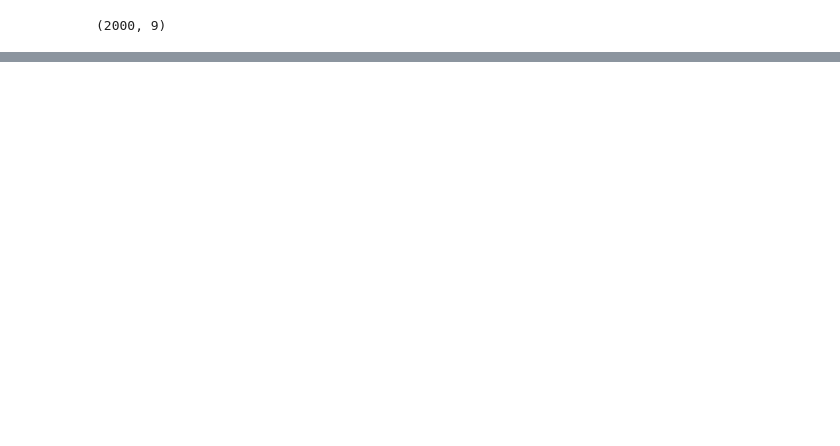
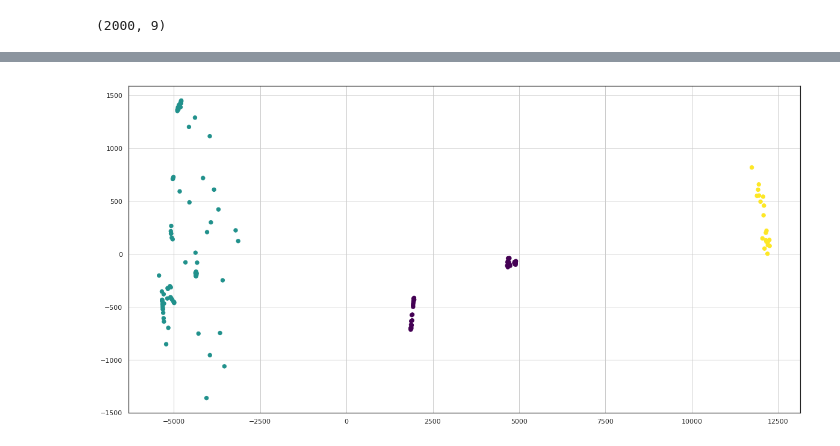
Before and after one commit to georgosgeorgos/DLRC_2018, a Jupyter notebook: lidar.ipynb, the cells around one changed output, grey strips where cells are left out. Cells and saved outputs as stored; diff of their text form; code cells hidden in the pictures; blank space fills up the shorter version.

```diff
--- a/lidar.ipynb
+++ b/lidar.ipynb
@@ -83,0 +205,4 @@ array([[-1.000e+00,  1.030e+03,  1.140e+02, ...,  1.025e+03, -1.000e+00,
+# %%
+tsne = TSNE()
+# %%
+tsne.fit(lidar_data_reshaped)
@@ -83,0 +222,10 @@ array([[-1.000e+00,  1.030e+03,  1.140e+02, ...,  1.025e+03, -1.000e+00,
+# %%
+pca = PCA()
+# %%
+lidar2dim = pca.fit_transform(lidar_data_reshaped)
+# %%
+plt.figure(figsize=(20,10))
+plt.scatter(lidar2dim[:, 0], lidar2dim[:, 1], c=bgm.predict(lidar_data_reshaped), s=40, cmap='viridis')
+plt.grid()
+# %% [output]
+[figure, added]
```
Also changed, not shown: parts of 46 cells of this notebook, 4 other files.
